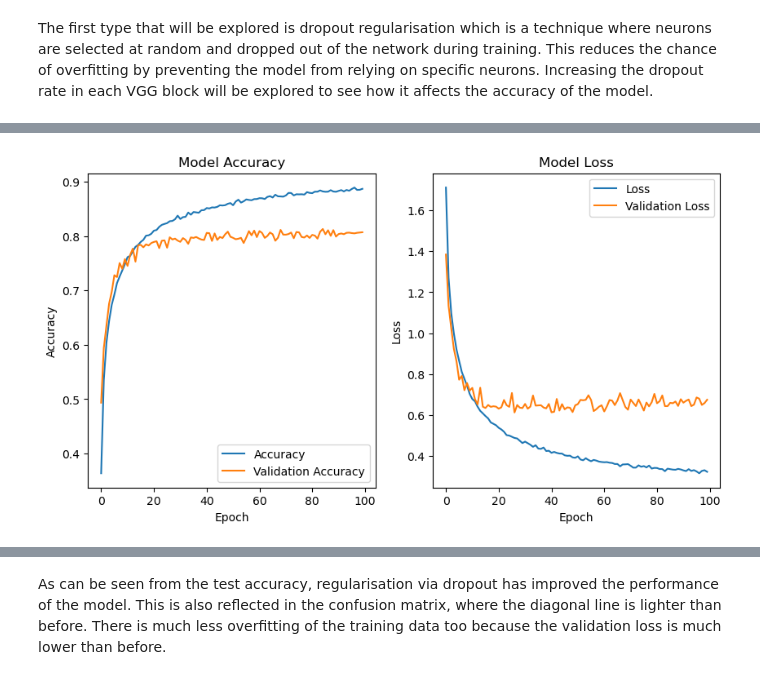
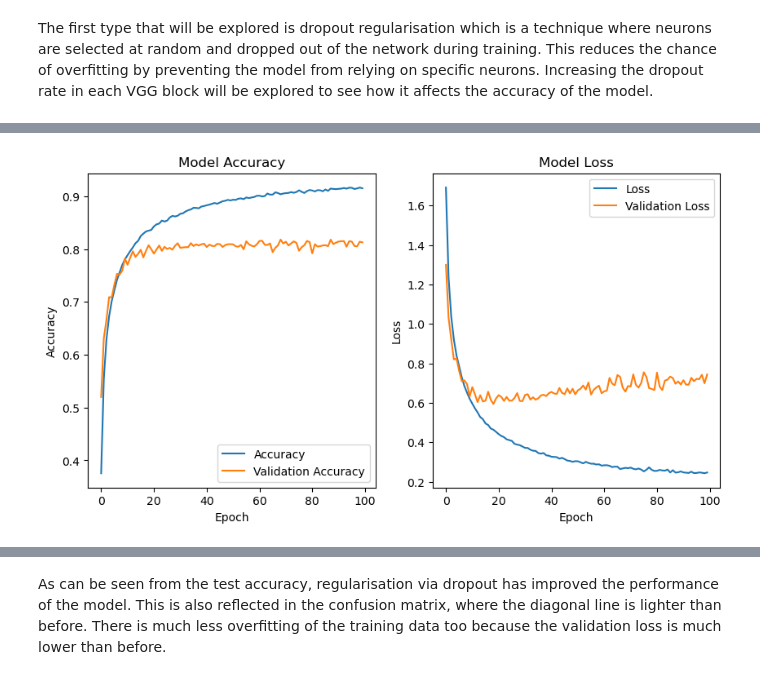
Before and after one commit to camwhite18/ml-model-comparison, a Jupyter notebook: cnn.ipynb, the cells around one changed output, grey strips where cells are left out. Cells and saved outputs as stored; diff of their text form; code cells hidden in the pictures.

```diff
--- a/cnn.ipynb
+++ b/cnn.ipynb
@@ -272,0 +261,23 @@ This graph shows that the performance of the model is relatively similar for all
+# %%
+learning_rates = [0.0001, 0.001, 0.01]
+colours = ['b', 'g', 'r', 'c', 'm', 'y', 'k']
+
+for i, learning_rate in enumerate(learning_rates):
+    colour = colours[i % len(colours)]
+    model = Sequential([
+        Conv2D(32, (3, 3), activation='relu', input_shape=(32, 32, 3)),
+        Flatten(),
+        Dense(10, activation='softmax')
+    ])
+    model.compile(optimizer=tf.keras.optimizers.Adam(learning_rate=learning_rate),
+                  loss='categorical_crossentropy',
+                  metrics=['accuracy'])
+    history = model.fit(x_train, y_train, epochs=20, validation_data=(x_val, y_val))
+    plt.plot(history.history['accuracy'], label=f'training lr={learning_rate}', color=colour)
+    plt.plot(history.history['val_accuracy'], label=f'validation lr={learning_rate}', color=colour, linestyle='--')
+
+plt.title('Comparison of Learning Rates')
+plt.xlabel('Epochs')
+plt.ylabel('Accuracy')
+plt.legend()
+plt.show()
@@ -303,6 +335,7 @@ multi_layer_model.compile(optimizer='adam',
 # %% [markdown]
 Train the model for 100 epochs with a batch size of 64 on the training data and evaluate the model on the validation data
 # %%
-history = multi_layer_model.fit(x_train, y_train, batch_size=64, epochs=100, validation_data=(x_val, y_val))
+multi_layer_model_history = multi_layer_model.fit(x_train, y_train, batch_size=64, epochs=100, validation_data=(x_val, y_val))
+plot_training_accuracy_loss(multi_layer_model_history)
 # %% [output]
 Epoch 1/100
@@ -325,2 +358,0 @@ Epoch 100/100
-# %%
-plot_training_accuracy_loss(history)
@@ -359,8 +391,11 @@ for activation in activation_functions:
     model.compile(optimizer='adam',
                   loss='categorical_crossentropy',
                   metrics=['accuracy'])
-    history = model.fit(x_train, y_train, epochs=100, validation_data=(x_test, y_test))
+    history = model.fit(x_train, y_train, epochs=20, validation_data=(x_val, y_val), verbose=0)
     plt.plot(history.history['val_accuracy'], label=activation)
+    print(f'Train accuracy for {activation} activation function: {model.evaluate(x_train, y_train, verbose=0)[1]}')
+    print(f'Validation accuracy for {activation} activation function: {model.evaluate(x_val, y_val, verbose=0)[1]}')
+    print(f'Test accuracy for {activation} activation function: {model.evaluate(x_test, y_test, verbose=0)[1]}')
 
 plt.title('Comparison of Activation Functions')
 plt.xlabel('Epochs')
@@ -616,8 +873,8 @@ vgg_triple_block_model_dropout.compile(optimizer='adam',
                                loss='categorical_crossentropy',
                                metrics=['accuracy'])
 # %%
-train_history = vgg_triple_block_model_dropout.fit(x_train, y_train, batch_size=64, epochs=100,
-                                               validation_data=(x_test, y_test))
-plot_training_accuracy_loss(train_history)
+vgg_triple_block_model_dropout_history = vgg_triple_block_model_dropout.fit(x_train, y_train, batch_size=64, epochs=100,
+                                               validation_data=(x_val, y_val))
+plot_training_accuracy_loss(vgg_triple_block_model_dropout_history)
 # %% [output]
 Epoch 1/100
@@ -640,4 +897,4 @@ Epoch 100/100
-[figure, old version]
+[figure, new version]
 # %%
 test_model(vgg_triple_block_model_dropout)
 # %% [output]
```
Also changed, not shown: parts of 72 cells of this notebook, 4 other files.
